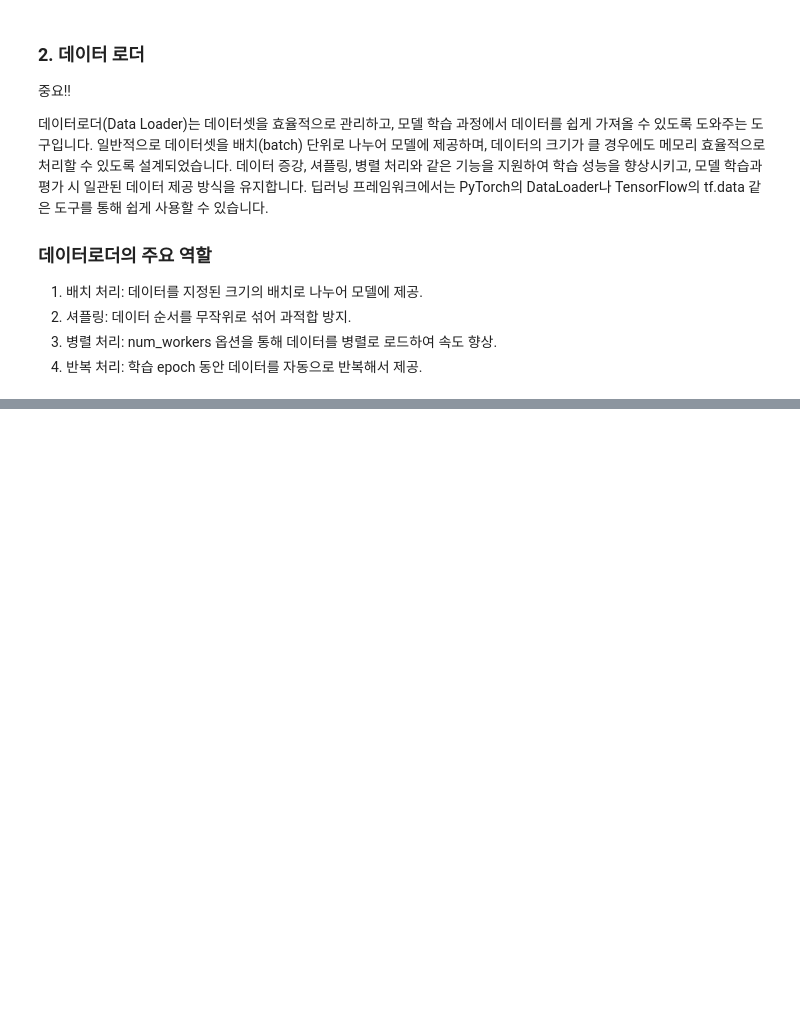
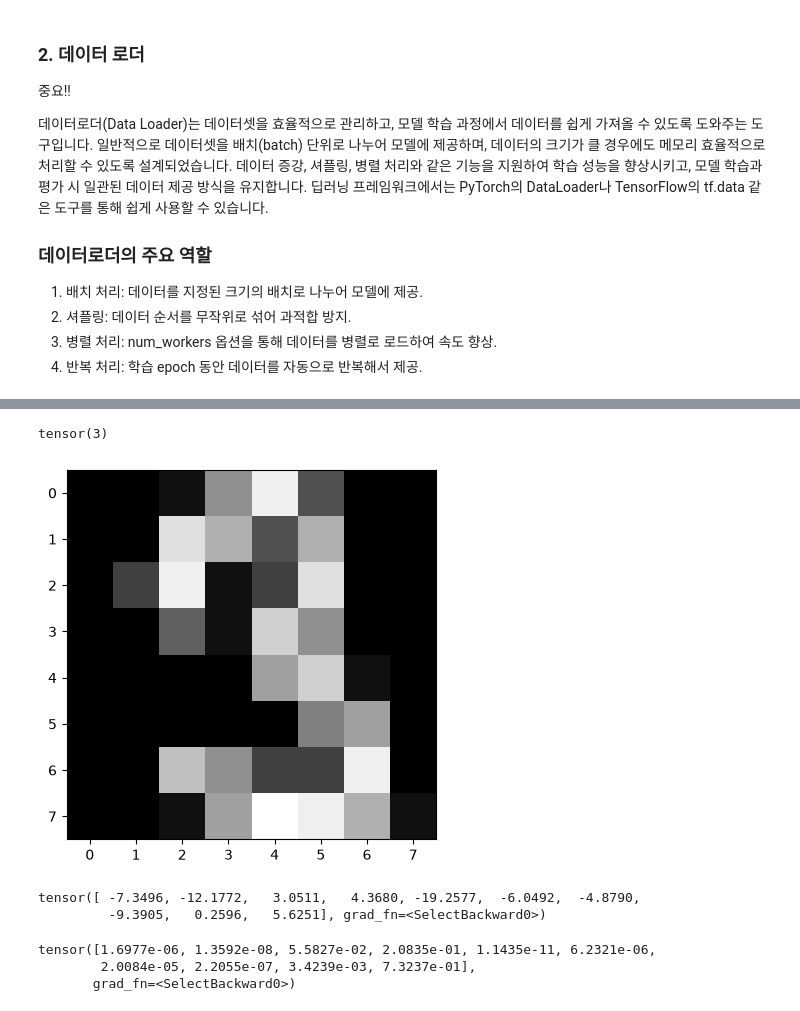
Before and after one commit to harwoon/10_ML_DL, a Jupyter notebook: 9_손글씨 숫자 데이터셋.ipynb, the cells around one changed output, grey strips where cells are left out. Saved outputs shown, nothing was run; the diff lists cells and outputs as text; code cells hidden in the pictures; blank space fills up the shorter version.

```diff
--- a/9_손글씨 숫자 데이터셋.ipynb
+++ b/9_손글씨 숫자 데이터셋.ipynb
@@ -111,0 +164,20 @@ for ax, img, label in zip(axes.flatten(), imgs, labels):
+# %%
+plt.imshow(x_test[10].reshape((8, 8)), cmap='gray')
+print(y_test[10])
+# %% [output]
+tensor(3)
+[figure, added]
+# %%
+y_pred = model(x_test)
+y_pred[10]
+# %% [output]
+tensor([ -7.3496, -12.1772,   3.0511,   4.3680, -19.2577,  -6.0492,  -4.8790,
+         -9.3905,   0.2596,   5.6251], grad_fn=<SelectBackward0>)
+# %%
+# logit을 변환
+y_prob = nn.Softmax(1)(y_pred)
+y_prob[10]
+# %% [output]
+tensor([1.6977e-06, 1.3592e-08, 5.5827e-02, 2.0835e-01, 1.1435e-11, 6.2321e-06,
+        2.0084e-05, 2.2055e-07, 3.4239e-03, 7.3237e-01],
+       grad_fn=<SelectBackward0>)
```
Also changed, not shown: parts of 22 cells of this notebook.
